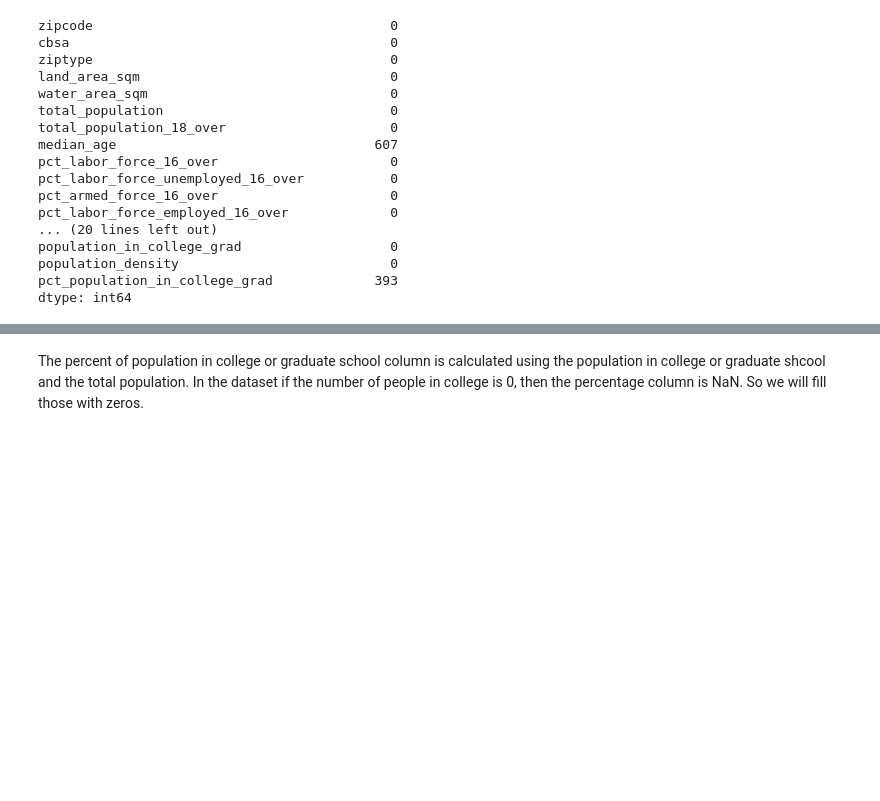
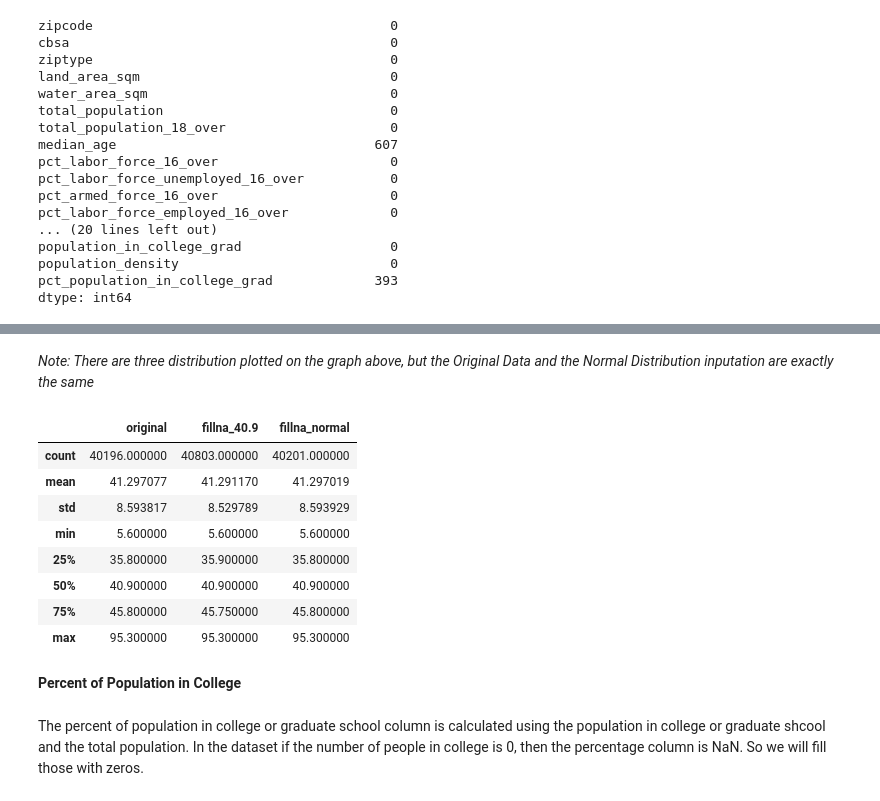
Before and after one commit to Williamdst/Bike-Share-USA, a Jupyter notebook: V_Prediction.ipynb, the cells around one changed output, grey strips where cells are left out. Cells and saved outputs as stored; diff of their text form; code cells hidden in the pictures; blank space fills up the shorter version.

```diff
--- a/V_Prediction.ipynb
+++ b/V_Prediction.ipynb
@@ -194,0 +217,16 @@ dtype: int64
+# %% [markdown]
+*Note: There are three distribution plotted on the graph above, but the Original Data and the Normal Distribution inputation are exactly the same*
+# %%
+pd.DataFrame({'original': zipcodes.median_age.describe(), \
+              'fillna_40.9': zipcodes.median_age.fillna(40.9).describe(), \
+              'fillna_normal': zipcodes.median_age.fillna(normal_using_dataset).describe()})
+# %% [output]
+|  | original | fillna_40.9 | fillna_normal |
+| count | 40196.000000 | 40803.000000 | 40201.000000 |
+| mean | 41.297077 | 41.291170 | 41.297019 |
+| std | 8.593817 | 8.529789 | 8.593929 |
+| min | 5.600000 | 5.600000 | 5.600000 |
+| 25% | 35.800000 | 35.900000 | 35.800000 |
+| 50% | 40.900000 | 40.900000 | 40.900000 |
+| 75% | 45.800000 | 45.750000 | 45.800000 |
+| max | 95.300000 | 95.300000 | 95.300000 |
@@ -195,3 +235,5 @@ dtype: int64
+# %% [markdown]
+**Percent of Population in College**
 # %% [markdown]
 The percent of population in college or graduate school column is calculated using the population in college or graduate shcool and the total population. In the dataset if the number of people in college is 0, then the percentage column is NaN. So we will fill those with zeros.
 # %%
```
Also changed, not shown: parts of 9 cells of this notebook.
